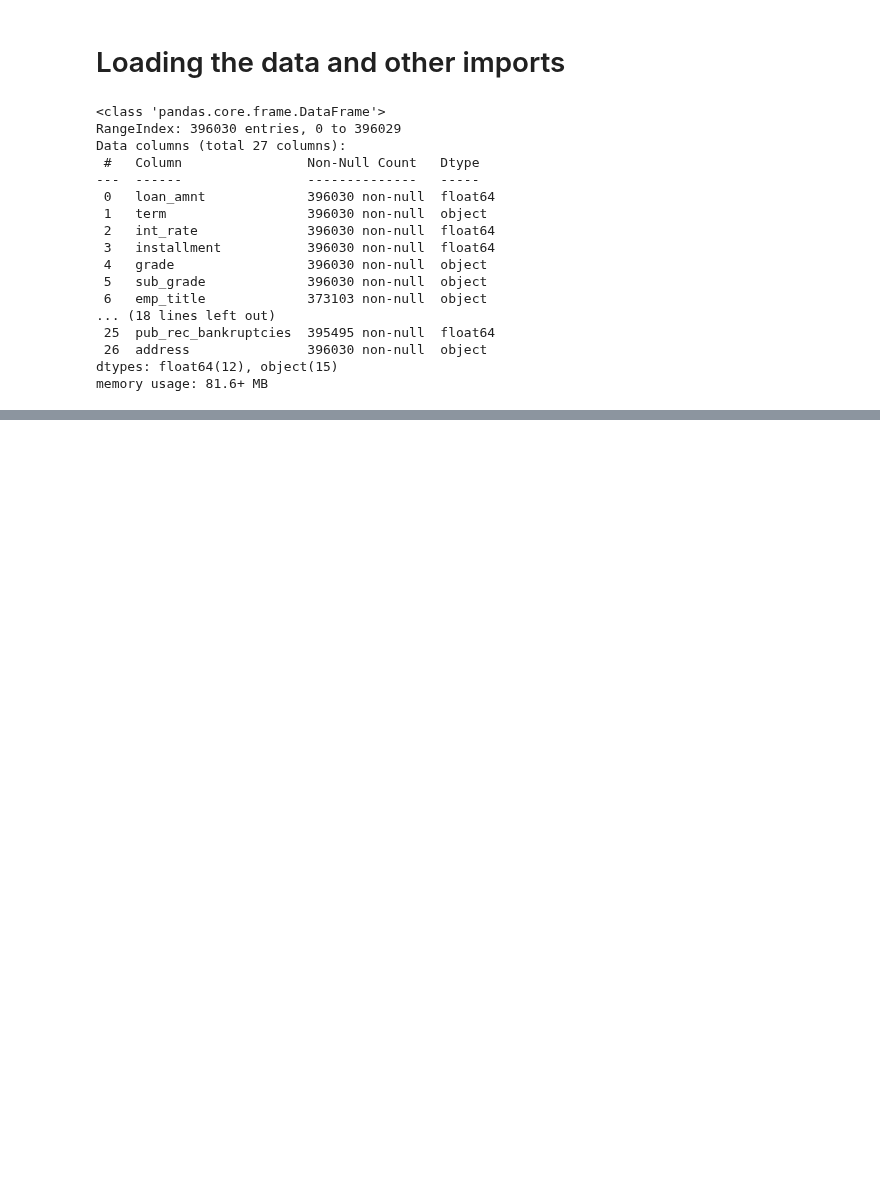
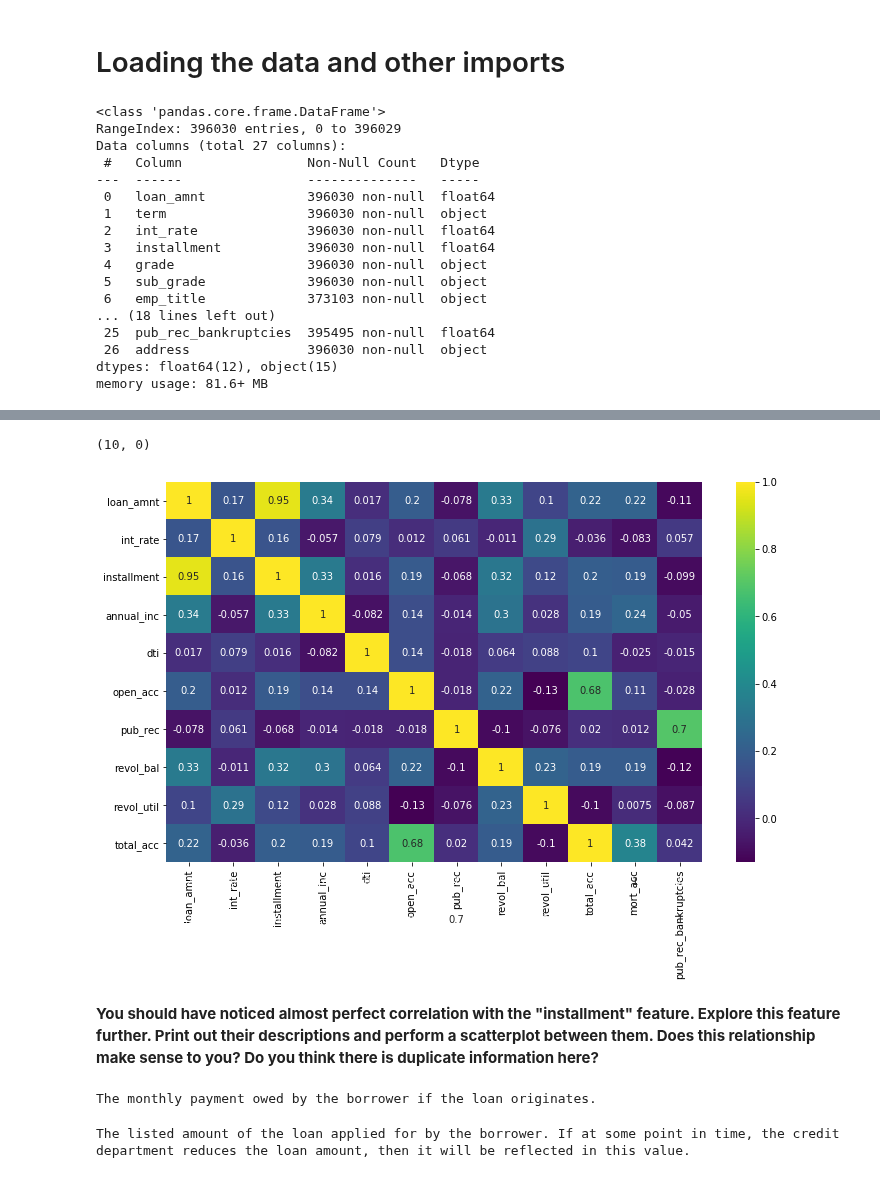
Before and after one commit to arpitsomani8/TensorFlow-And-Keras, a Jupyter notebook: TensorFlow and Keras Project/TensorFlow and Keras Project.ipynb, the cells around one changed output, grey strips where cells are left out. Drawn from its saved outputs; the diff is of its cells as text; code cells hidden in the pictures; blank space fills up the shorter version.

```diff
--- a/TensorFlow and Keras Project/TensorFlow and Keras Project.ipynb
+++ b/TensorFlow and Keras Project/TensorFlow and Keras Project.ipynb
@@ -224,0 +259,17 @@ memory usage: 81.6+ MB
+# %%
+plt.figure(figsize=(12,7))
+sns.heatmap(df.corr(),annot=True,cmap='viridis')
+plt.ylim(10, 0)
+# %% [output]
+(10, 0)
+[figure, added]
+# %% [markdown]
+**You should have noticed almost perfect correlation with the "installment" feature. Explore this feature further. Print out their descriptions and perform a scatterplot between them. Does this relationship make sense to you? Do you think there is duplicate information here?**
+# %%
+feat_info('installment')
+# %% [output]
+The monthly payment owed by the borrower if the loan originates.
+# %%
+feat_info('loan_amnt')
+# %% [output]
+The listed amount of the loan applied for by the borrower. If at some point in time, the credit department reduces the loan amount, then it will be reflected in this value.
```
Also changed, not shown: parts of 26 cells of this notebook.
